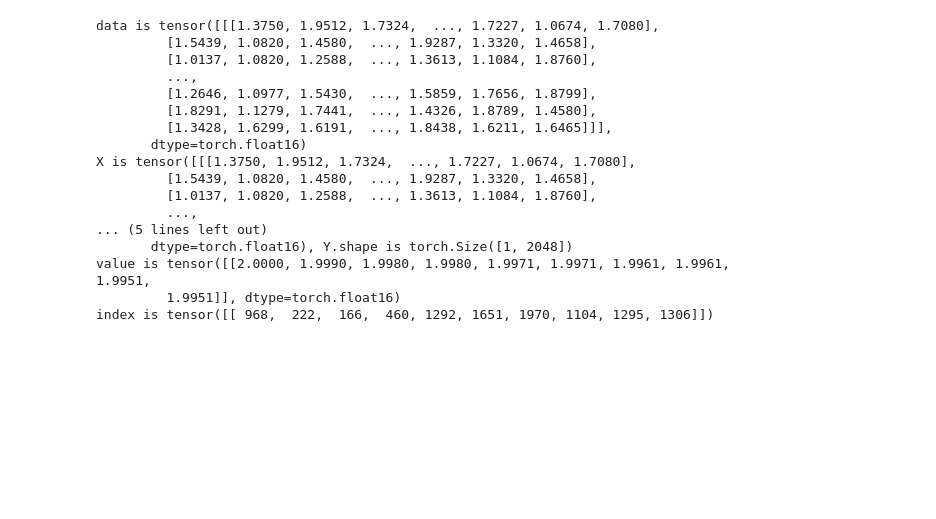
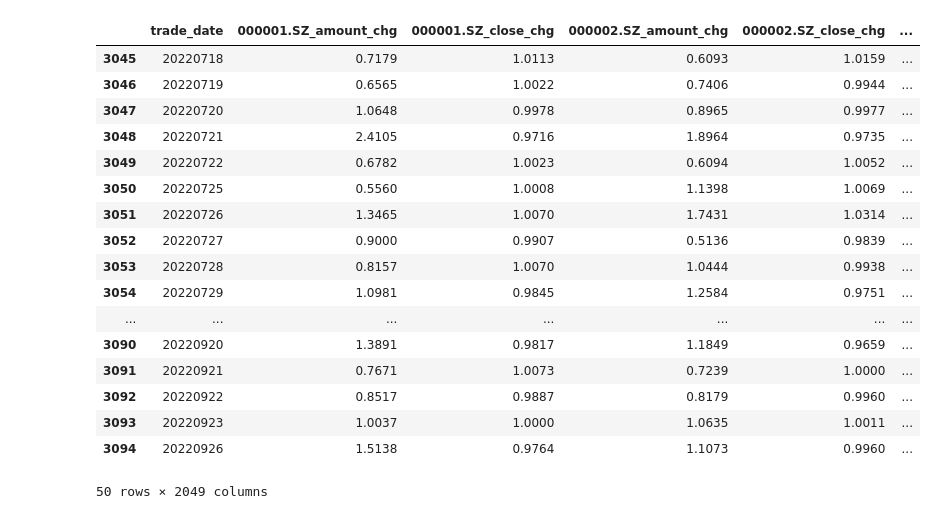
Before and after one commit to ren545457803/nanoGPT, a Jupyter notebook: sample.ipynb, the cells around one changed output. Cells and saved outputs as stored; diff of their text form; code cells hidden in the pictures; blank space fills up the shorter version.

```diff
--- a/sample.ipynb
+++ b/sample.ipynb
@@ -70,42 +93,34 @@ Loading meta from data/stock/meta.pkl...
-# %%
-import numpy as np
-import pandas as pd
-
-np.random.seed(42)
-
-# 生成50x32大小的数组，值范围在1到10之间
-data = np.random.rand(33, 2048) + 1
-
-# 将NumPy数组转换为pandas DataFrame
-data = pd.DataFrame(data)
-data = torch.tensor(data.values, dtype=torch.float16)
-data = data.unsqueeze(0)
-print(f'data is {data}')
-
-eval_X = data[:, :32, :]
-eval_Y = data[:, -1, :]
-
-
-print(f'X is {eval_X}, X.shape is {eval_X.shape}')
-print(f'Y is {eval_Y}, Y.shape is {eval_Y.shape}')
-value, index = torch.topk(eval_Y, 10, -1)
-print(f'value is {value}')
-print(f'index is {index}')
-# %% [output]
-data is tensor([[[1.3750, 1.9512, 1.7324,  ..., 1.7227, 1.0674, 1.7080],
-         [1.5439, 1.0820, 1.4580,  ..., 1.9287, 1.3320, 1.4658],
-         [1.0137, 1.0820, 1.2588,  ..., 1.3613, 1.1084, 1.8760],
-         ...,
-         [1.2646, 1.0977, 1.5430,  ..., 1.5859, 1.7656, 1.8799],
-         [1.8291, 1.1279, 1.7441,  ..., 1.4326, 1.8789, 1.4580],
-         [1.3428, 1.6299, 1.6191,  ..., 1.8438, 1.6211, 1.6465]]],
-       dtype=torch.float16)
-X is tensor([[[1.3750, 1.9512, 1.7324,  ..., 1.7227, 1.0674, 1.7080],
-         [1.5439, 1.0820, 1.4580,  ..., 1.9287, 1.3320, 1.4658],
-         [1.0137, 1.0820, 1.2588,  ..., 1.3613, 1.1084, 1.8760],
-         ...,
-... (5 lines left out)
-       dtype=torch.float16), Y.shape is torch.Size([1, 2048])
-value is tensor([[2.0000, 1.9990, 1.9980, 1.9980, 1.9971, 1.9971, 1.9961, 1.9961, 1.9951,
-         1.9951]], dtype=torch.float16)
-index is tensor([[ 968,  222,  166,  460, 1292, 1651, 1970, 1104, 1295, 1306]])
+# %%
+import numpy as np
+import pandas as pd
+
+pd_train_data = pd.read_csv(os.path.join('data/stock', 'train.csv')).iloc[-1000:,:]
+# pd_train_data.iloc[:, range(1, pd_train_data.shape[1], 2)] = 1
+pd_val_data = pd.read_csv(os.path.join('data/stock', 'val.csv'))
+# pd_val_data.iloc[:, range(1, pd_val_data.shape[1], 2)] = 1
+
+n_embd = 256
+# 将NumPy数组转换为pandas DataFrame
+train_data = torch.tensor(pd_train_data.iloc[:, 1:n_embd+1].values, dtype=torch.float16)
+val_data = torch.tensor(pd_val_data.iloc[:100, 1:n_embd+1].values, dtype=torch.float16)
+
+pd_train_data.iloc[-50:,]
+# %% [output]
+|  | trade_date | 000001.SZ_amount_chg | 000001.SZ_close_chg | 000002.SZ_amount_chg | 000002.SZ_close_chg | ... |
+| 3045 | 20220718 | 0.7179 | 1.0113 | 0.6093 | 1.0159 | ... |
+| 3046 | 20220719 | 0.6565 | 1.0022 | 0.7406 | 0.9944 | ... |
+| 3047 | 20220720 | 1.0648 | 0.9978 | 0.8965 | 0.9977 | ... |
+| 3048 | 20220721 | 2.4105 | 0.9716 | 1.8964 | 0.9735 | ... |
+| 3049 | 20220722 | 0.6782 | 1.0023 | 0.6094 | 1.0052 | ... |
+| 3050 | 20220725 | 0.5560 | 1.0008 | 1.1398 | 1.0069 | ... |
+| 3051 | 20220726 | 1.3465 | 1.0070 | 1.7431 | 1.0314 | ... |
+| 3052 | 20220727 | 0.9000 | 0.9907 | 0.5136 | 0.9839 | ... |
+| 3053 | 20220728 | 0.8157 | 1.0070 | 1.0444 | 0.9938 | ... |
+| 3054 | 20220729 | 1.0981 | 0.9845 | 1.2584 | 0.9751 | ... |
+| ... | ... | ... | ... | ... | ... | ... |
+| 3090 | 20220920 | 1.3891 | 0.9817 | 1.1849 | 0.9659 | ... |
+| 3091 | 20220921 | 0.7671 | 1.0073 | 0.7239 | 1.0000 | ... |
+| 3092 | 20220922 | 0.8517 | 0.9887 | 0.8179 | 0.9960 | ... |
+| 3093 | 20220923 | 1.0037 | 1.0000 | 1.0635 | 1.0011 | ... |
+| 3094 | 20220926 | 1.5138 | 0.9764 | 1.1073 | 0.9960 | ... |
+50 rows × 2049 columns
```
Also changed, not shown: parts of 5 cells of this notebook, 4 other files.
